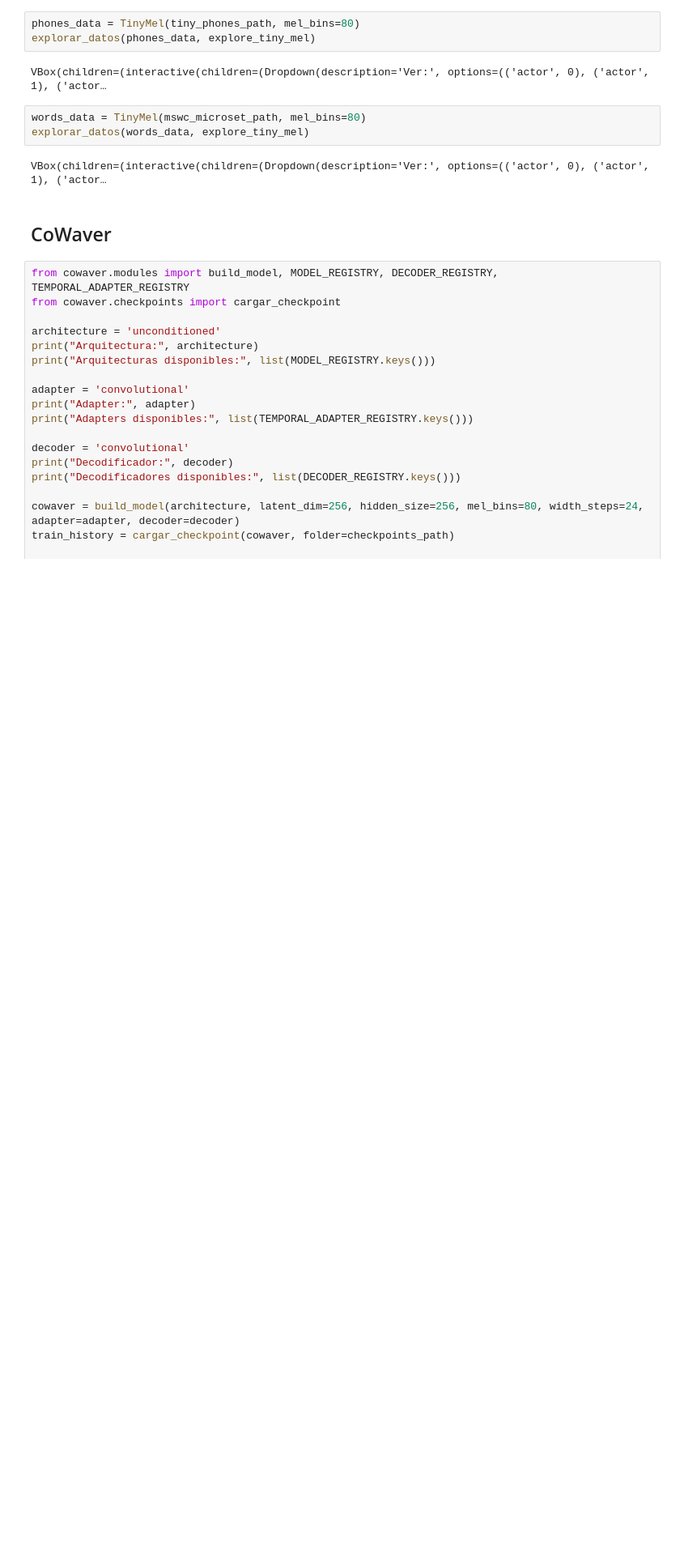
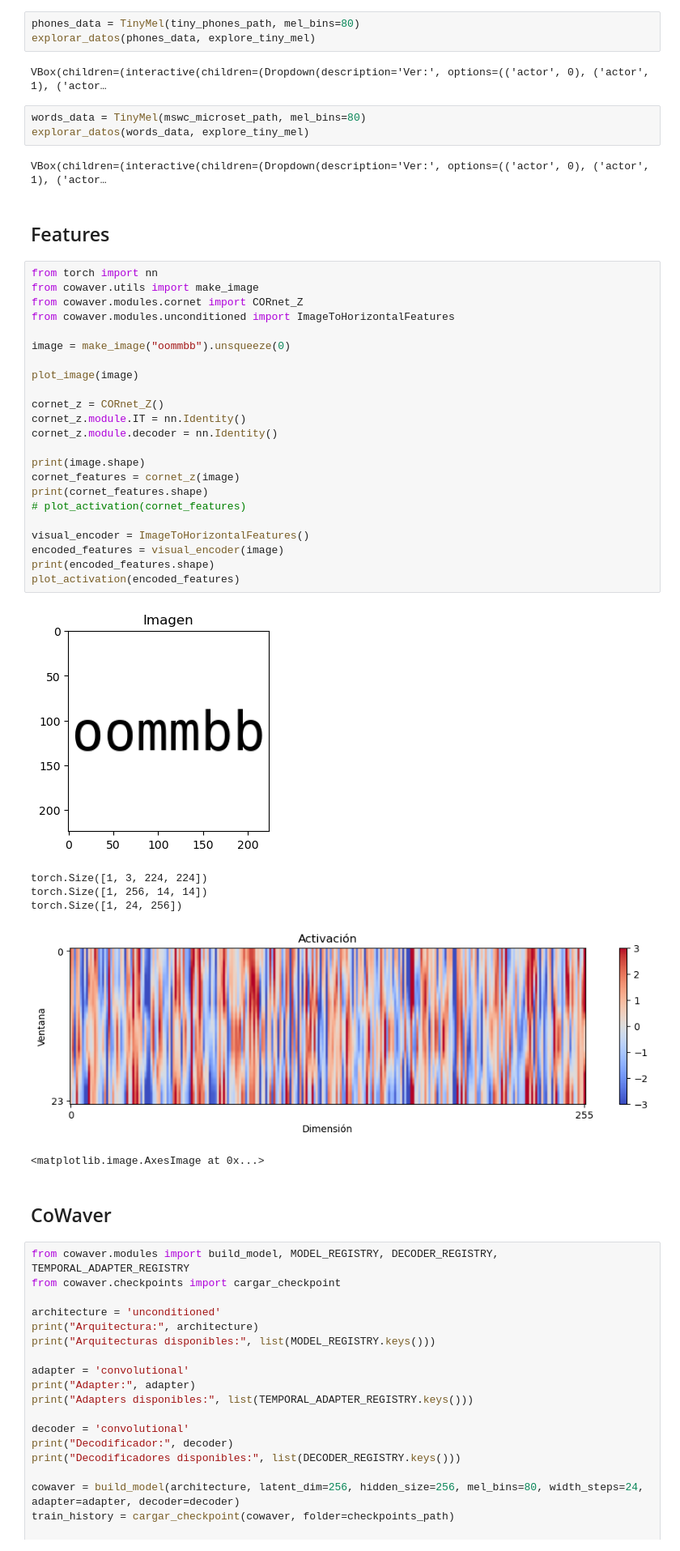
Before and after one commit to martindsq/from-speech, a Jupyter notebook: notebooks/cowaver.ipynb, the cells around one changed output. Shown at 81% size. Drawn from its saved outputs; the diff is of its cells as text; blank space fills up the shorter version.

```diff
--- a/notebooks/cowaver.ipynb
+++ b/notebooks/cowaver.ipynb
@@ -313,6 +316,38 @@ words_data = TinyMel(mswc_microset_path, mel_bins=80)
 explorar_datos(words_data, explore_tiny_mel)
 # %% [output]
 VBox(children=(interactive(children=(Dropdown(description='Ver:', options=(('actor', 0), ('actor', 1), ('actor…
+# %% [markdown]
+## Features
+# %%
+from torch import nn
+from cowaver.utils import make_image
+from cowaver.modules.cornet import CORnet_Z
+from cowaver.modules.unconditioned import ImageToHorizontalFeatures
+
+image = make_image("oommbb").unsqueeze(0)
+
+plot_image(image)
+
+cornet_z = CORnet_Z()
+cornet_z.module.IT = nn.Identity()
+cornet_z.module.decoder = nn.Identity()
+
+print(image.shape)
+cornet_features = cornet_z(image)
+print(cornet_features.shape)
+# plot_activation(cornet_features)
+
+visual_encoder = ImageToHorizontalFeatures()
+encoded_features = visual_encoder(image)
+print(encoded_features.shape)
+plot_activation(encoded_features)
+# %% [output]
+[figure, added]
+torch.Size([1, 3, 224, 224])
+torch.Size([1, 256, 14, 14])
+torch.Size([1, 24, 256])
+[figure, added]
+<matplotlib.image.AxesImage at 0x...>
 # %% [markdown]
 ## CoWaver
 # %%
```
Also changed, not shown: parts of 1 cell of this notebook, 11 other files.
